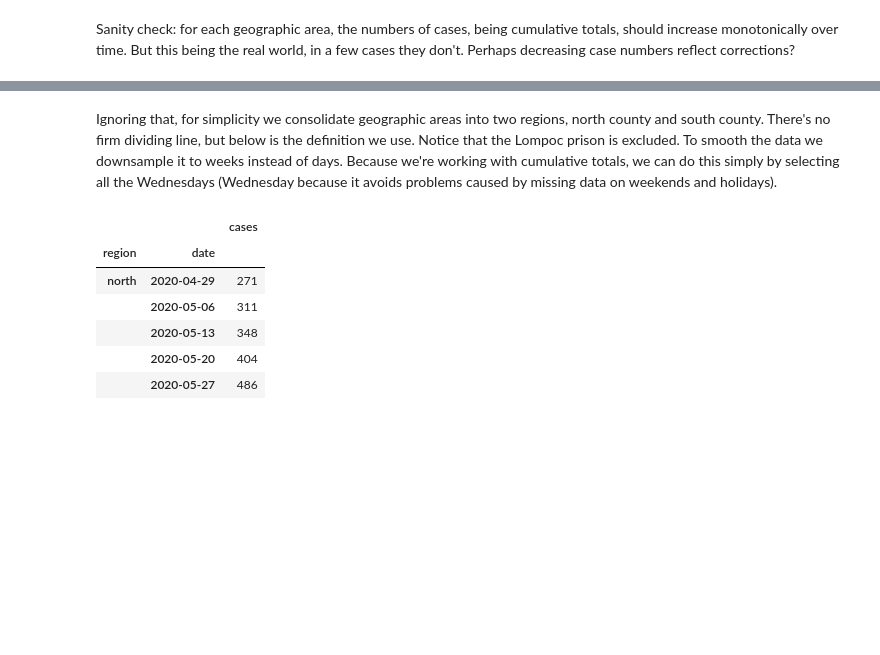
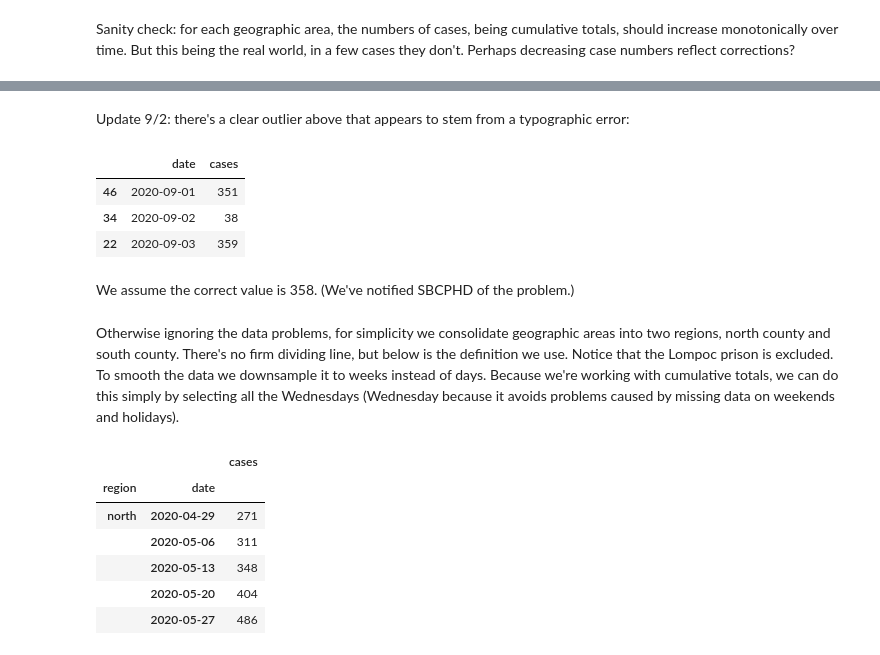
Before and after one commit to gjanee/sb-covid-python, a Jupyter notebook: index.ipynb, the cells around one changed output, grey strips where cells are left out. Cells and saved outputs as stored; diff of their text form; code cells hidden in the pictures; blank space fills up the shorter version.

Commit message:
Add code to correct an outlier

```diff
--- a/index.ipynb
+++ b/index.ipynb
@@ -44,0 +45,15 @@ raw_data.assign(
+# %% [markdown]
+Update 9/2: there's a clear outlier above that appears to stem from a typographic error:
+# %%
+sisquoc = "UNINCORPORATED AREAS of Sisquoc, Casmalia, Garey, Cuyama, New Cuyama, and the City of Guadalupe"
+raw_data.loc[
+    (raw_data.area == sisquoc) & raw_data.date.between("2020-09-01", "2020-09-03"),
+    ["date", "cases"]
+].sort_values("date")
+# %% [output]
+|  | date | cases |
+| 46 | 2020-09-01 | 351 |
+| 34 | 2020-09-02 | 38 |
+| 22 | 2020-09-03 | 359 |
+# %% [markdown]
+We assume the correct value is 358.  (We've notified SBCPHD of the problem.)
@@ -45,5 +64,5 @@ raw_data.assign(
 # %% [markdown]
-Ignoring that, for simplicity we consolidate geographic areas into two regions, north county and south county.  There's no firm dividing line, but below is the definition we use.  Notice that the Lompoc prison is excluded.  To smooth the data we downsample it to weeks instead of days. Because we're working with cumulative totals, we can do this simply by selecting all the Wednesdays (Wednesday because it avoids problems caused by missing data on weekends and holidays).
+Otherwise ignoring the data problems, for simplicity we consolidate geographic areas into two regions, north county and south county.  There's no firm dividing line, but below is the definition we use.  Notice that the Lompoc prison is excluded.  To smooth the data we downsample it to weeks instead of days. Because we're working with cumulative totals, we can do this simply by selecting all the Wednesdays (Wednesday because it avoids problems caused by missing data on weekends and holidays).
 # %%
 regions = {
     "south": [
```
Also changed, not shown: parts of 7 cells of this notebook.
